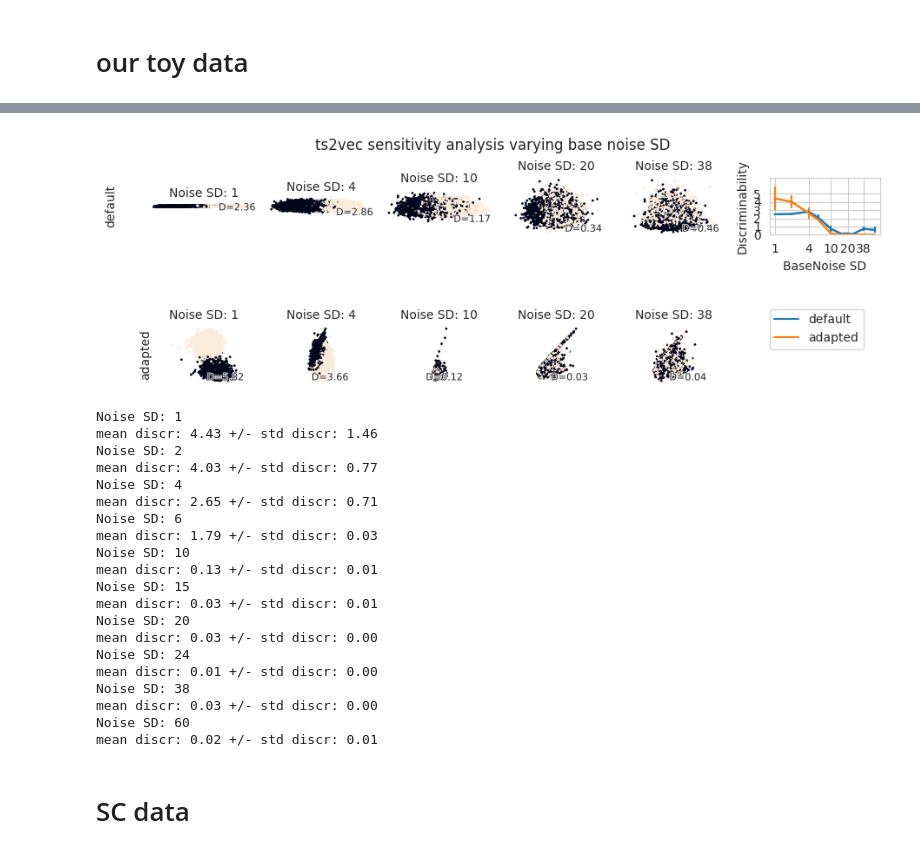
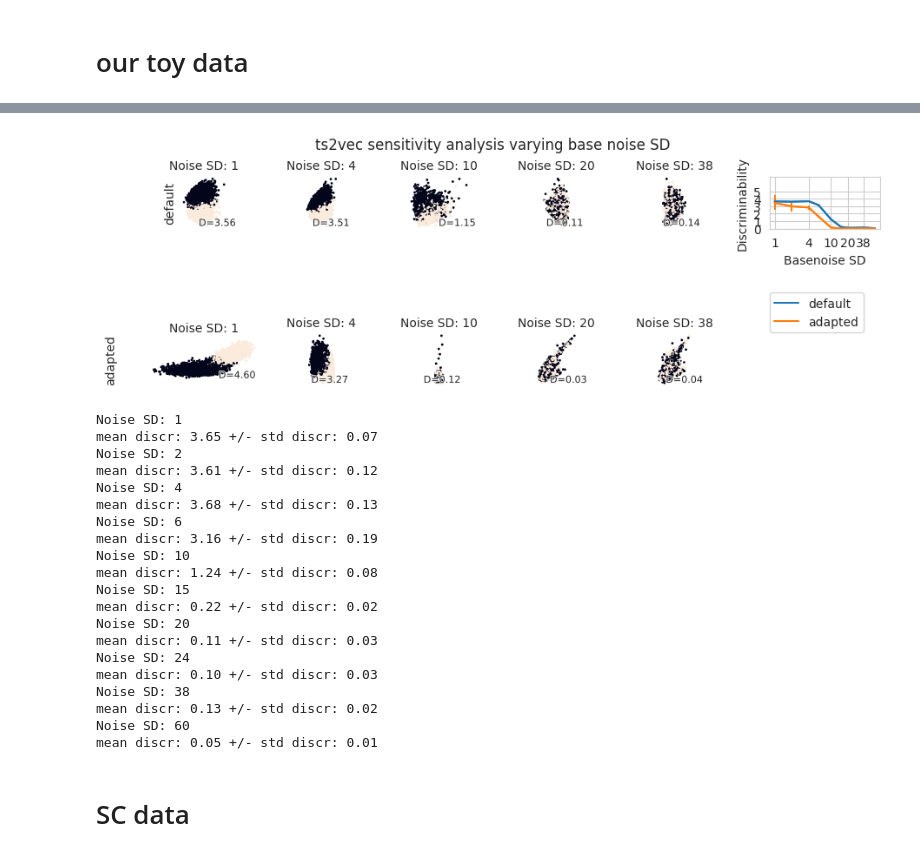
Before and after one commit to berenslab/TRACE, a Jupyter notebook: ts2vec.ipynb, the cells around one changed output, grey strips where cells are left out. Cells and saved outputs as stored; diff of their text form; code cells hidden in the pictures.

Commit message:
updates results notebook to TS2Vec+PCA and TRACE+TS2Vec settings

```diff
--- a/ts2vec.ipynb
+++ b/ts2vec.ipynb
@@ -33,8 +35,8 @@ labels = np.load(os.path.join(toy_path, "toy_data_labels.npy"))
 
 
 hparams = {
-    "default": {"n_epochs": None, "batch_size": 16, "similarity": "cosine"},
-    "adapted": {"n_epochs": 1000, "batch_size": 1024, "similarity": "cauchy"}
+    "default": {"n_epochs": None, "batch_size": 16, "similarity": "cosine", "dim": 320},
+    "adapted": {"n_epochs": 100, "batch_size": 512, "similarity": "cauchy", "dim": 2}
            }
-basenoise_SDs = [1, 2, 4, 6, 10, 15, 20, 24, 38, 60]
+basenoise_SDs = [1, 2, 4, 6 , 10, 15, 20, 24, 38, 60]
 seeds = [0, 1, 2]
@@ -72,0 +77,3 @@ for setting, hparam in hparams.items():
+# %%
+for setting in res_dict:
+    print(f"Setting {setting} took {res_dict[setting]['times'].mean()} +/- {res_dict[setting]['times'].std()} secs")
@@ -73,3 +83,10 @@ for setting, hparam in hparams.items():
+# %%
+# save discriminabilities
+cols = basenoise_SDs
+rows = np.array([0, 1, 2])
+for setting, hparam in hparams.items():
+    df = pd.DataFrame(res_dict[setting]["discrs"], columns=cols, index=rows)
+    df.to_csv(os.path.join(results_path, f"toy_data_basenoiseSDs_ts2vec_epochs_{hparam['n_epochs']}_bs_{hparam['batch_size']}_sim_{hparam['similarity']}_dim_{hparam['dim']}_discrs.csv"))
 # %%
 # plot figure with example embeddings and discriminability curves
 fig, ax = plt.subplots(2, 6, figsize=(9, 3), constrained_layout=True)
@@ -91,67 +108,65 @@ for i, (setting, res) in enumerate(res_dict.items()):
             c = j//2
         ax[i, c].scatter(*plot_embd.T, c=labels[plot_order], s=1)
         ax[i, c].set_title(f"Noise SD: {basenoise_SDs[j]}", fontsize=10)
         ax[i, c].axis("off")
         ax[i, c].set_aspect("equal")
         ax[i, c].text(s=f"D={float(discr):.2f}", x=0.8, y=0.1, ha="center", transform=ax[i, c].transAxes, va="center", fontsize=8, path_effects=p_eff)
 
         if j==0:
             ax[i, c].text(x=-0.4, y=0.5, va="center", transform=ax[i, c].transAxes, s=setting, rotation="vertical", fontsize=10)
 
     # plot discriminability curves
     mean_discr = np.mean(res["discrs"], axis=0)
     std_discr = np.std(res["discrs"], axis=0)
 
     line, = ax[0, -1].plot(basenoise_SDs, mean_discr, label=setting)
     ax[0, -1].errorbar(basenoise_SDs, mean_discr, yerr=std_discr, c=line.get_color() )
 
-
-
-    ax[0, -1].set_xlabel("BaseNoise SD")
+    ax[0, -1].set_xlabel("Basenoise SD")
     ax[0, -1].set_ylabel("Discriminability")
     ax[0, -1].set_yticks(np.arange(6))
     ax[0, -1].set_xscale("log")
     ax[0, -1].set_xticks(basenoise_SDs[::2])
     ax[0, -1].set_xticklabels(basenoise_SDs[::2])
     ax[0, -1].tick_params(axis='x', which='minor', bottom=False)  # Disable minor ticks on x-axis
     ax[0, -1].set_ylim(0, 7)
     ax[0, -1].legend(loc=(0, -2))
 
 ax[-1, -1].axis("off")
 fig.suptitle("ts2vec sensitivity analysis varying base noise SD")
 fig.savefig(os.path.join(fig_path, "ts2vec_sensitivity_analysis_base_noise.png"), dpi=300)
 # %% [output]
-[figure, old version]
+[figure, new version]
 # %%
 # print discriminabilities for tables
-discr = res_dict["adapted"]["discrs"]
-mean_discr = np.mean(res["discrs"], axis=0)
-std_discr = np.std(res["discrs"], axis=0)
+discr = res_dict["default"]["discrs"]
+mean_discr = np.mean(discr, axis=0)
+std_discr = np.std(discr, axis=0)
 
 for j, noise_SD in enumerate(basenoise_SDs):
     print(f"Noise SD: {noise_SD}")
     print(f"mean discr: {mean_discr[j]:.2f} +/- std discr: {std_discr[j]:.2f}")
 # %% [output]
 Noise SD: 1
-mean discr: 4.43 +/- std discr: 1.46
+mean discr: 3.65 +/- std discr: 0.07
 Noise SD: 2
-mean discr: 4.03 +/- std discr: 0.77
+mean discr: 3.61 +/- std discr: 0.12
 Noise SD: 4
-mean discr: 2.65 +/- std discr: 0.71
+mean discr: 3.68 +/- std discr: 0.13
 Noise SD: 6
-mean discr: 1.79 +/- std discr: 0.03
+mean discr: 3.16 +/- std discr: 0.19
 Noise SD: 10
-mean discr: 0.13 +/- std discr: 0.01
+mean discr: 1.24 +/- std discr: 0.08
 Noise SD: 15
-mean discr: 0.03 +/- std discr: 0.01
+mean discr: 0.22 +/- std discr: 0.02
 Noise SD: 20
-mean discr: 0.03 +/- std discr: 0.00
+mean discr: 0.11 +/- std discr: 0.03
 Noise SD: 24
-mean discr: 0.01 +/- std discr: 0.00
+mean discr: 0.10 +/- std discr: 0.03
 Noise SD: 38
-mean discr: 0.03 +/- std discr: 0.00
+mean discr: 0.13 +/- std discr: 0.02
 Noise SD: 60
-mean discr: 0.02 +/- std discr: 0.01
+mean discr: 0.05 +/- std discr: 0.01
 # %% [markdown]
 # SC data
 # %%
```
Also changed, not shown: parts of 15 cells of this notebook.
